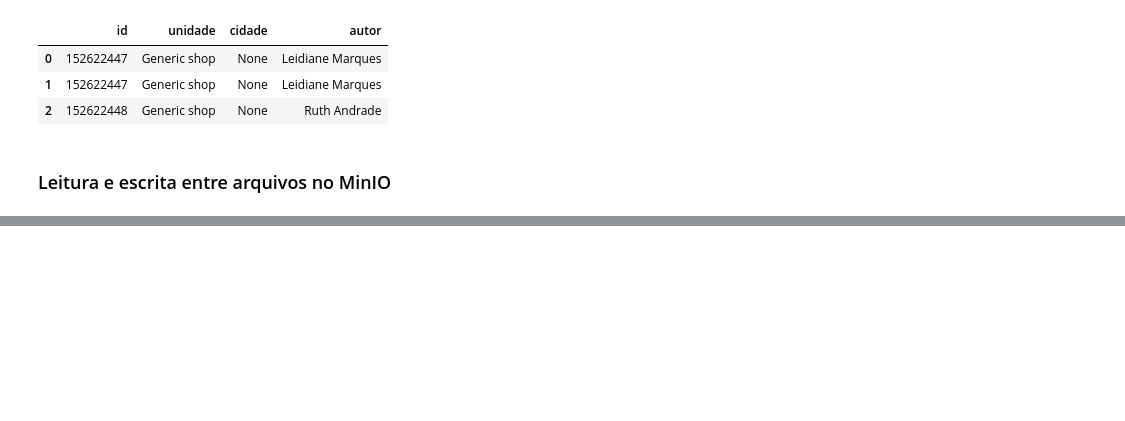
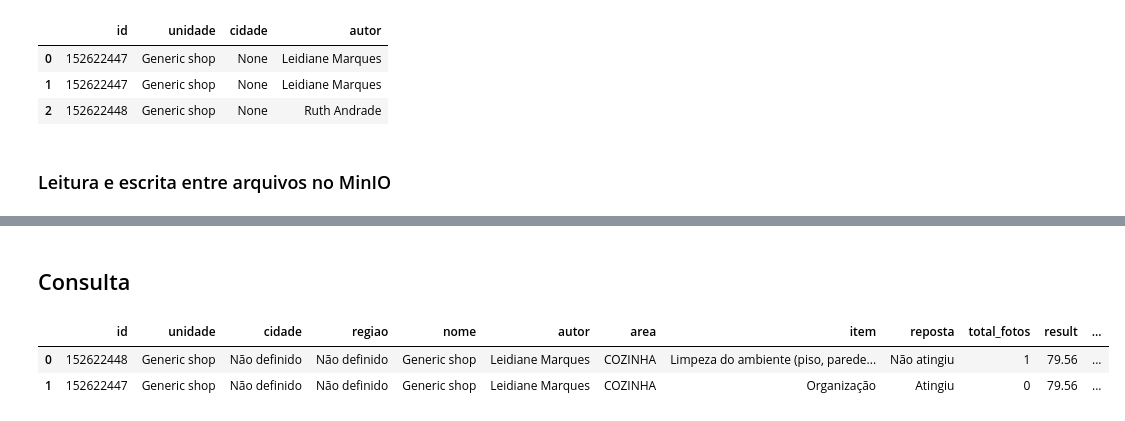
Before and after one commit to marcorezende/hawkeye, a Jupyter notebook: pipeline.ipynb, the cells around one changed output, grey strips where cells are left out. Cells and saved outputs as stored; diff of their text form; code cells hidden in the pictures; blank space fills up the shorter version.

```diff
--- a/pipeline.ipynb
+++ b/pipeline.ipynb
@@ -111,0 +337,14 @@ FROM 's3://hawkeye/checklist.parquet') TO 's3://hawkeye/checklist2.parquet' (FOR
+# %% [markdown]
+## Consulta
+# %%
+import duckdb
+
+
+duckdb.sql("""
+SELECT *
+FROM 's3://hawkeye/lm/cleaned/checklist.parquet'
+""").df()
+# %% [output]
+|  | id | unidade | cidade | regiao | nome | autor | area | item | reposta | total_fotos | result | ... |
+| 0 | 152622448 | Generic shop | Não definido | Não definido | Generic shop | Leidiane Marques | COZINHA | Limpeza do ambiente (piso, parede... | Não atingiu | 1 | 79.56 | ... |
+| 1 | 152622447 | Generic shop | Não definido | Não definido | Generic shop | Leidiane Marques | COZINHA | Organização | Atingiu | 0 | 79.56 | ... |
```
Also changed, not shown: parts of 15 cells of this notebook, 1 other file.
